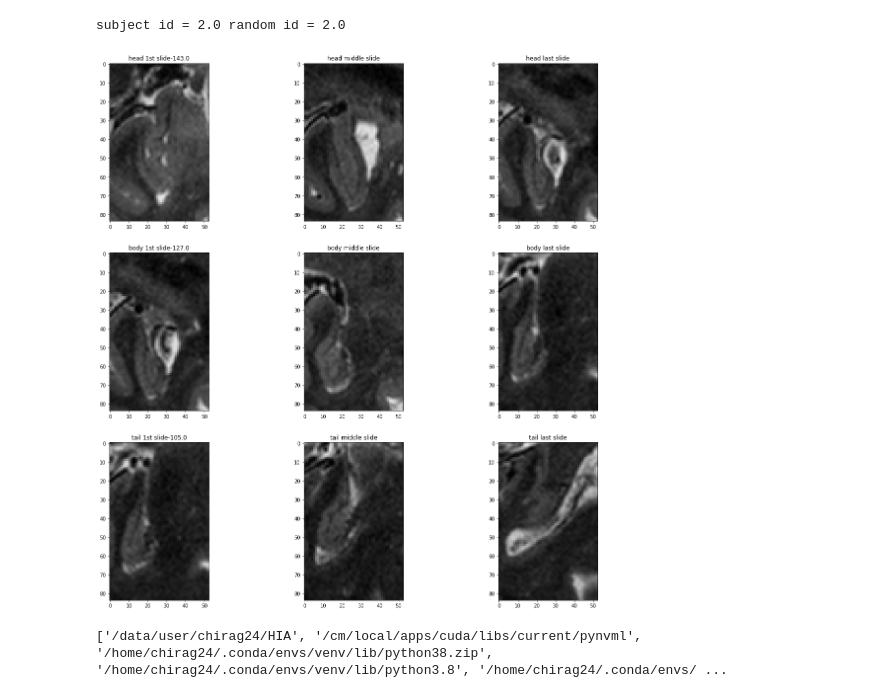
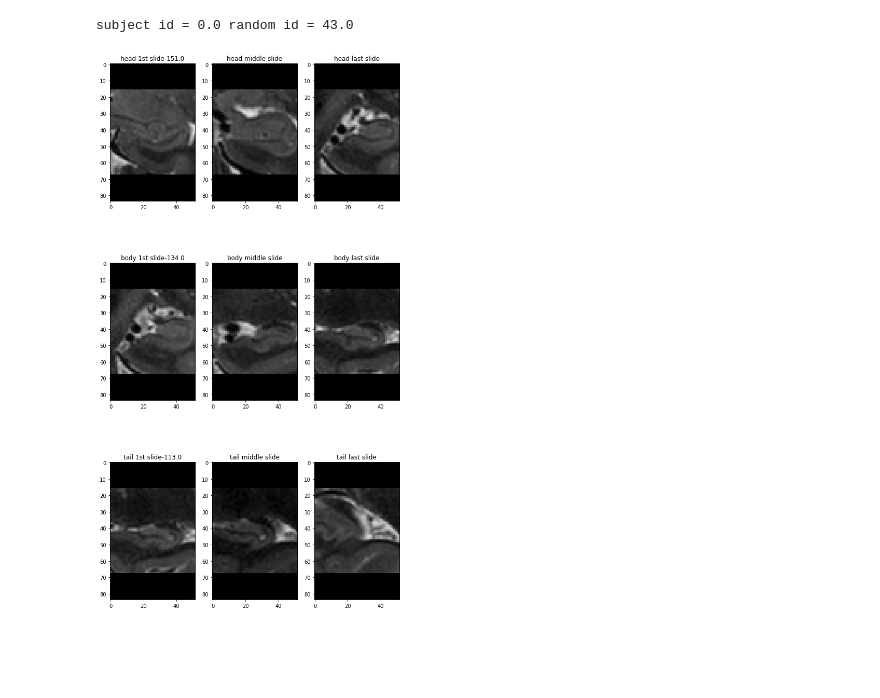
Before and after one commit to chirag06/HIA, a Jupyter notebook: check_dataset_step2.ipynb, the cells around one changed output. Drawn from its saved outputs; the diff is of its cells as text; code cells hidden in the pictures; blank space fills up the shorter version.

```diff
--- a/check_dataset_step2.ipynb
+++ b/check_dataset_step2.ipynb
@@ -25,7 +25,7 @@ def get_images(row,p_id, randid, fig, side):
         body_1st = "body1stR"
         tail1st = "tail1stR"
         tail_last = "lastR"
-    slide_id_name = slide_id +"-s"
+
     path = "/data/scratch/chirag24/HIA/data/"+pid+"/"+slide_id+"/"+slide_id_name
     head_1_img = cv.imread(path+str(int(row[head1st])) + ".png")
     head_last_img = cv.imread(path+str(int(row[body_1st])-1) + ".png")
@@ -61,15 +61,10 @@ df.head()
 | 3 | 1.0 | 2.0 | 1.0 | 4.0 | 0 | 11.0 | 150.0 | 137.0 | ... |
 | 4 | 1.0 | 2.0 | 2.0 | 9.0 | 0 | 56.0 | 150.0 | 137.0 | ... |
 # %%
-fig = plt.figure(figsize=(20, 20))
-row = df.iloc[7]
+fig = plt.figure(figsize=(10, 20))
+row = df.iloc[2]
 print("subject id = "+str(row["subjectID_wo_17"])+" random id = "+ str(row["rand_ID"]))
 get_images(row,row["subjectID_wo_17"],row["rand_ID"],fig,"left")
 # %% [output]
-subject id = 2.0 random id = 2.0
+subject id = 0.0 random id = 43.0
-[figure, old version]
+[figure, new version]
-# %%
-import sys
-print(sys.path)
-# %% [output]
-['/data/user/chirag24/HIA', '/cm/local/apps/cuda/libs/current/pynvml', '/home/chirag24/.conda/envs/venv/lib/python38.zip', '/home/chirag24/.conda/envs/venv/lib/python3.8', '/home/chirag24/.conda/envs/ ...
```
